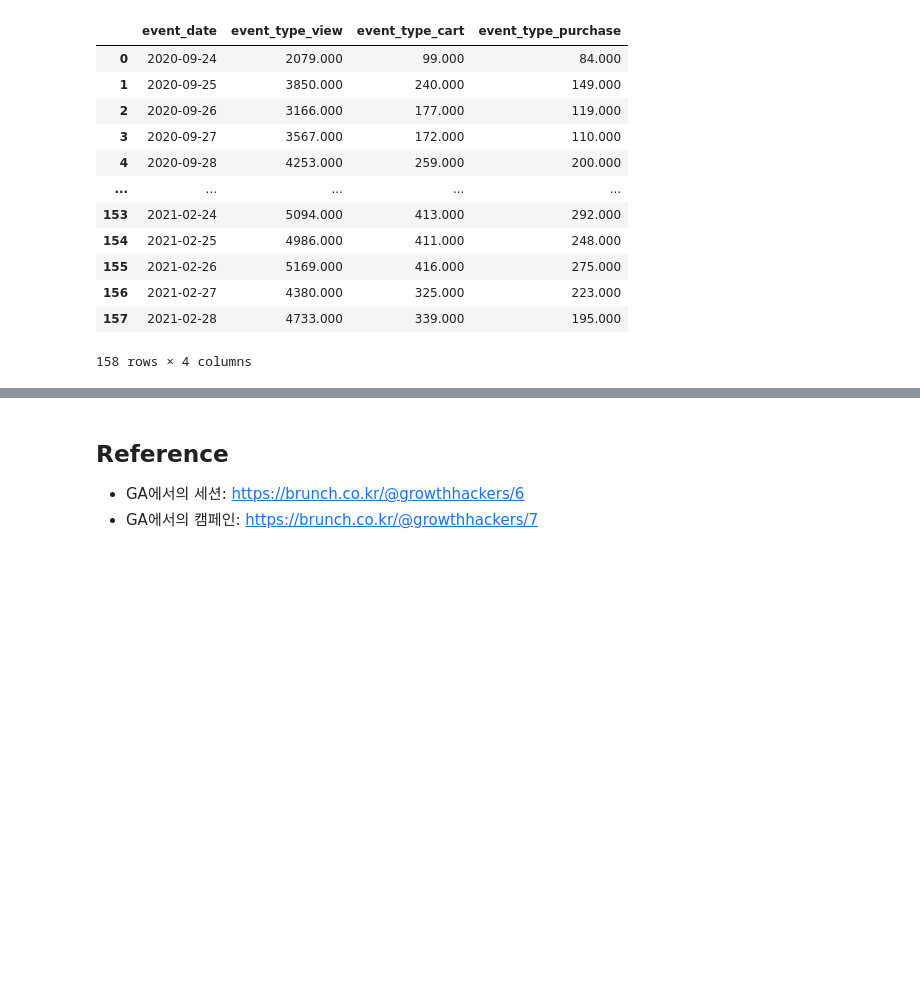
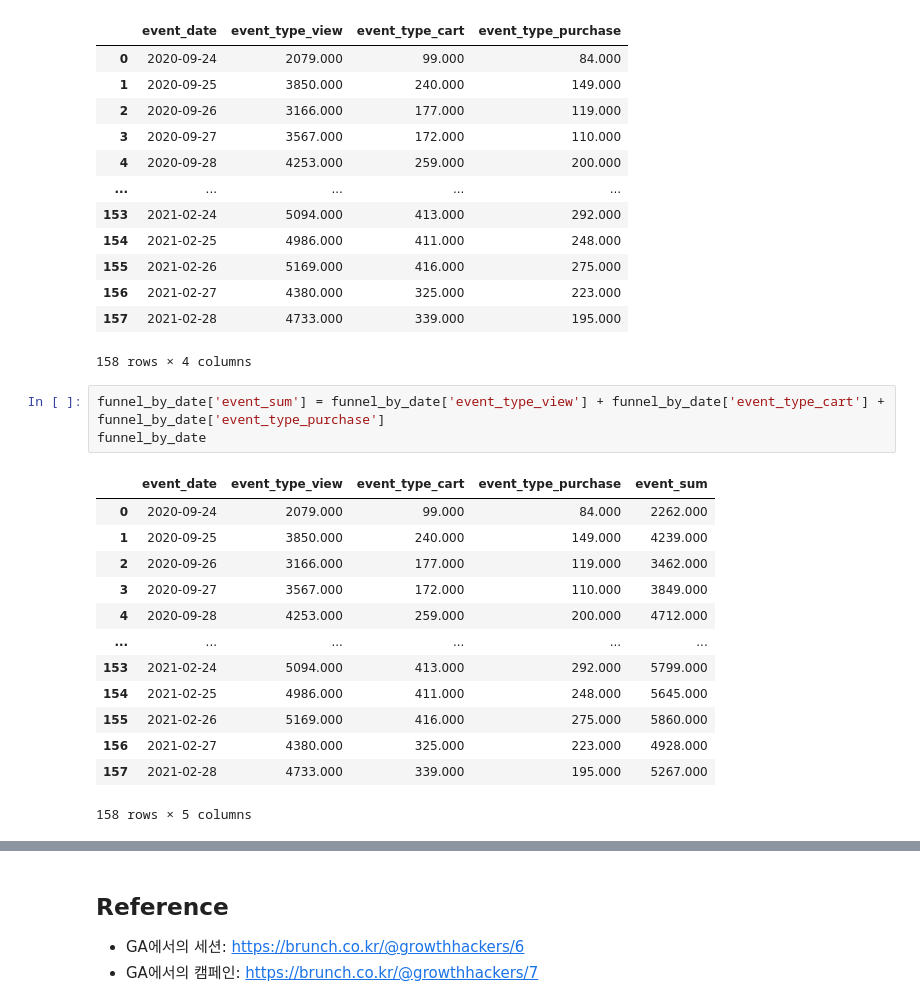
Before and after one commit to vg-rlo/TIL, a Jupyter notebook: Data Analysis/ecommerce_data_analysis.ipynb, the cells around one changed output, grey strips where cells are left out. Drawn from its saved outputs; the diff is of its cells as text; blank space fills up the shorter version.

```diff
--- a/Data Analysis/ecommerce_data_analysis.ipynb
+++ b/Data Analysis/ecommerce_data_analysis.ipynb
@@ -1497,3 +1503,20 @@ funnel_by_date
 | 156 | 2021-02-27 | 4380.000 | 325.000 | 223.000 |
 | 157 | 2021-02-28 | 4733.000 | 339.000 | 195.000 |
 158 rows × 4 columns
+# %%
+funnel_by_date['event_sum'] = funnel_by_date['event_type_view'] + funnel_by_date['event_type_cart'] + funnel_by_date['event_type_purchase']
+funnel_by_date
+# %% [output]
+|  | event_date | event_type_view | event_type_cart | event_type_purchase | event_sum |
+| 0 | 2020-09-24 | 2079.000 | 99.000 | 84.000 | 2262.000 |
+| 1 | 2020-09-25 | 3850.000 | 240.000 | 149.000 | 4239.000 |
+| 2 | 2020-09-26 | 3166.000 | 177.000 | 119.000 | 3462.000 |
+| 3 | 2020-09-27 | 3567.000 | 172.000 | 110.000 | 3849.000 |
+| 4 | 2020-09-28 | 4253.000 | 259.000 | 200.000 | 4712.000 |
+| ... | ... | ... | ... | ... | ... |
+| 153 | 2021-02-24 | 5094.000 | 413.000 | 292.000 | 5799.000 |
+| 154 | 2021-02-25 | 4986.000 | 411.000 | 248.000 | 5645.000 |
+| 155 | 2021-02-26 | 5169.000 | 416.000 | 275.000 | 5860.000 |
+| 156 | 2021-02-27 | 4380.000 | 325.000 | 223.000 | 4928.000 |
+| 157 | 2021-02-28 | 4733.000 | 339.000 | 195.000 | 5267.000 |
+158 rows × 5 columns
```
Also changed, not shown: parts of 17 cells of this notebook.
